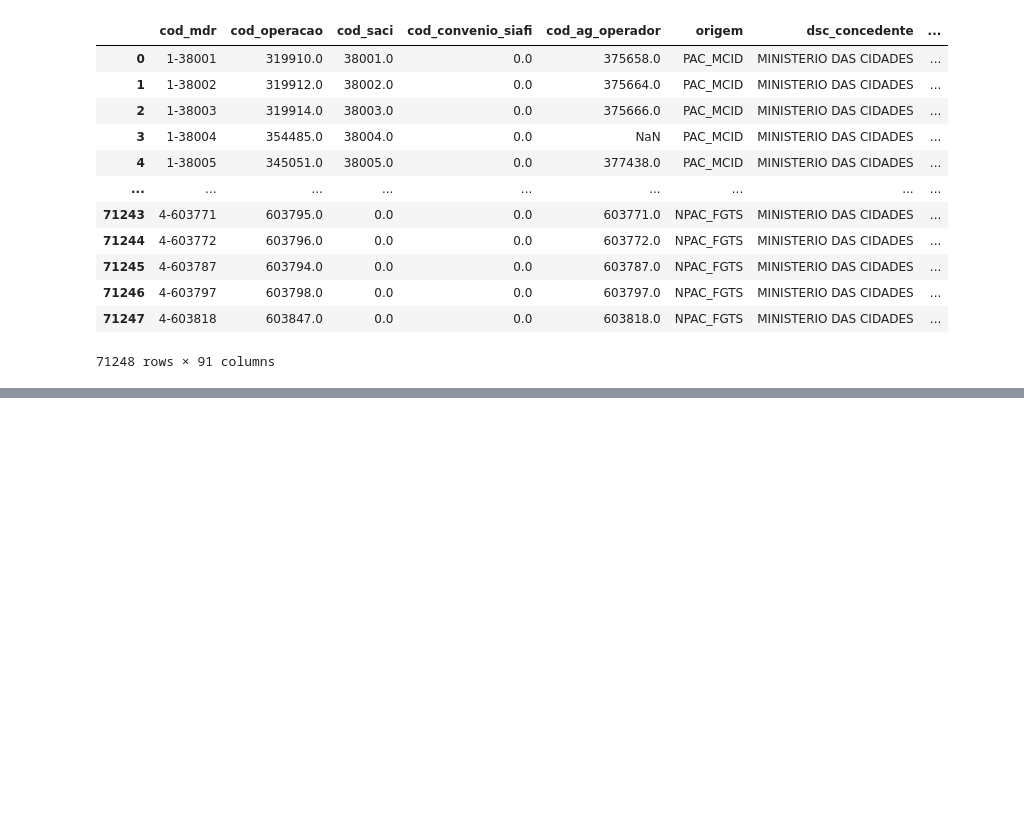
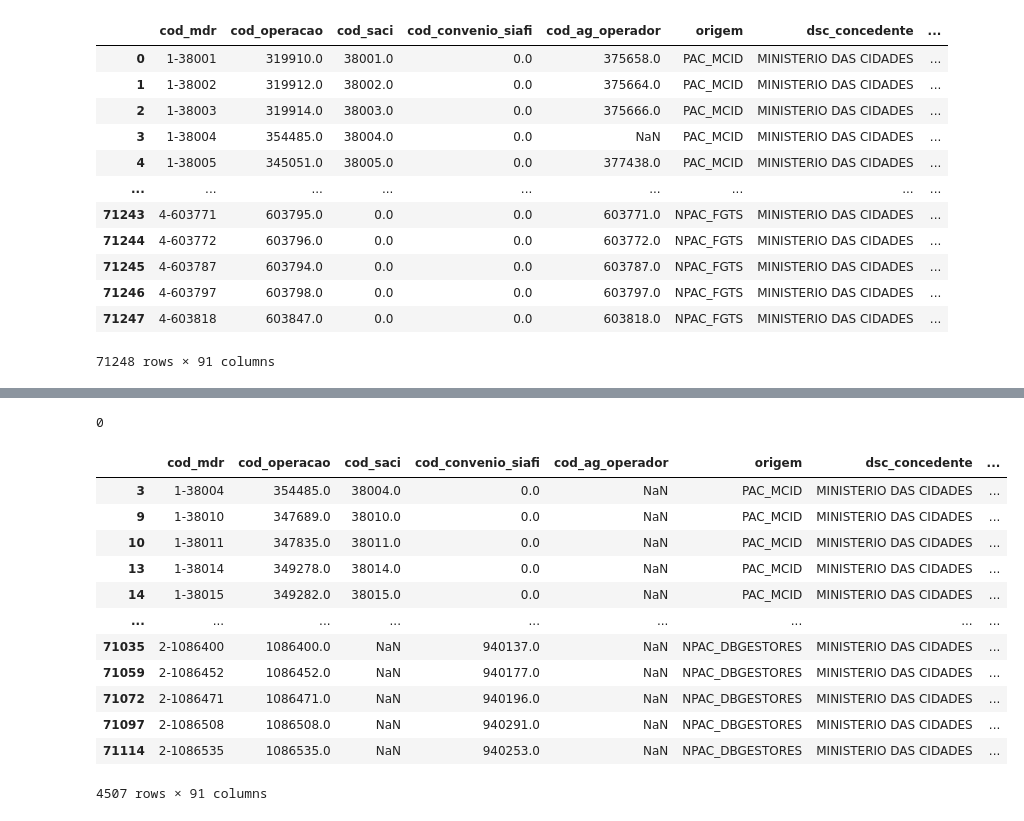
Before and after one commit to anayflima/simu-datathon-2024, a Jupyter notebook: tratamento_de_dados/tratamento_empreendimentos.ipynb, the cells around one changed output, grey strips where cells are left out. Cells and saved outputs as stored; diff of their text form; code cells hidden in the pictures; blank space fills up the shorter version.

```diff
--- a/tratamento_de_dados/tratamento_empreendimentos.ipynb
+++ b/tratamento_de_dados/tratamento_empreendimentos.ipynb
@@ -71,0 +115,3 @@ plt.show() # mostra a word cloud
+# %%
+coluna_empreendimento = 'empreendimento'
+df_empreend[coluna_empreendimento]
@@ -71,0 +131,20 @@ plt.show() # mostra a word cloud
+# %%
+df_empreend[coluna_empreendimento].isna().sum()
+# %% [output]
+0
+# %%
+df_empreend[df_empreend[coluna_empreendimento]=='NAN']
+# %% [output]
+|  | cod_mdr | cod_operacao | cod_saci | cod_convenio_siafi | cod_ag_operador | origem | dsc_concedente | ... |
+| 3 | 1-38004 | 354485.0 | 38004.0 | 0.0 | NaN | PAC_MCID | MINISTERIO DAS CIDADES | ... |
+| 9 | 1-38010 | 347689.0 | 38010.0 | 0.0 | NaN | PAC_MCID | MINISTERIO DAS CIDADES | ... |
+| 10 | 1-38011 | 347835.0 | 38011.0 | 0.0 | NaN | PAC_MCID | MINISTERIO DAS CIDADES | ... |
+| 13 | 1-38014 | 349278.0 | 38014.0 | 0.0 | NaN | PAC_MCID | MINISTERIO DAS CIDADES | ... |
+| 14 | 1-38015 | 349282.0 | 38015.0 | 0.0 | NaN | PAC_MCID | MINISTERIO DAS CIDADES | ... |
+| ... | ... | ... | ... | ... | ... | ... | ... | ... |
+| 71035 | 2-1086400 | 1086400.0 | NaN | 940137.0 | NaN | NPAC_DBGESTORES | MINISTERIO DAS CIDADES | ... |
+| 71059 | 2-1086452 | 1086452.0 | NaN | 940177.0 | NaN | NPAC_DBGESTORES | MINISTERIO DAS CIDADES | ... |
+| 71072 | 2-1086471 | 1086471.0 | NaN | 940196.0 | NaN | NPAC_DBGESTORES | MINISTERIO DAS CIDADES | ... |
+| 71097 | 2-1086508 | 1086508.0 | NaN | 940291.0 | NaN | NPAC_DBGESTORES | MINISTERIO DAS CIDADES | ... |
+| 71114 | 2-1086535 | 1086535.0 | NaN | 940253.0 | NaN | NPAC_DBGESTORES | MINISTERIO DAS CIDADES | ... |
+4507 rows × 91 columns
```
Also changed, not shown: parts of 19 cells of this notebook, 5 other files.
